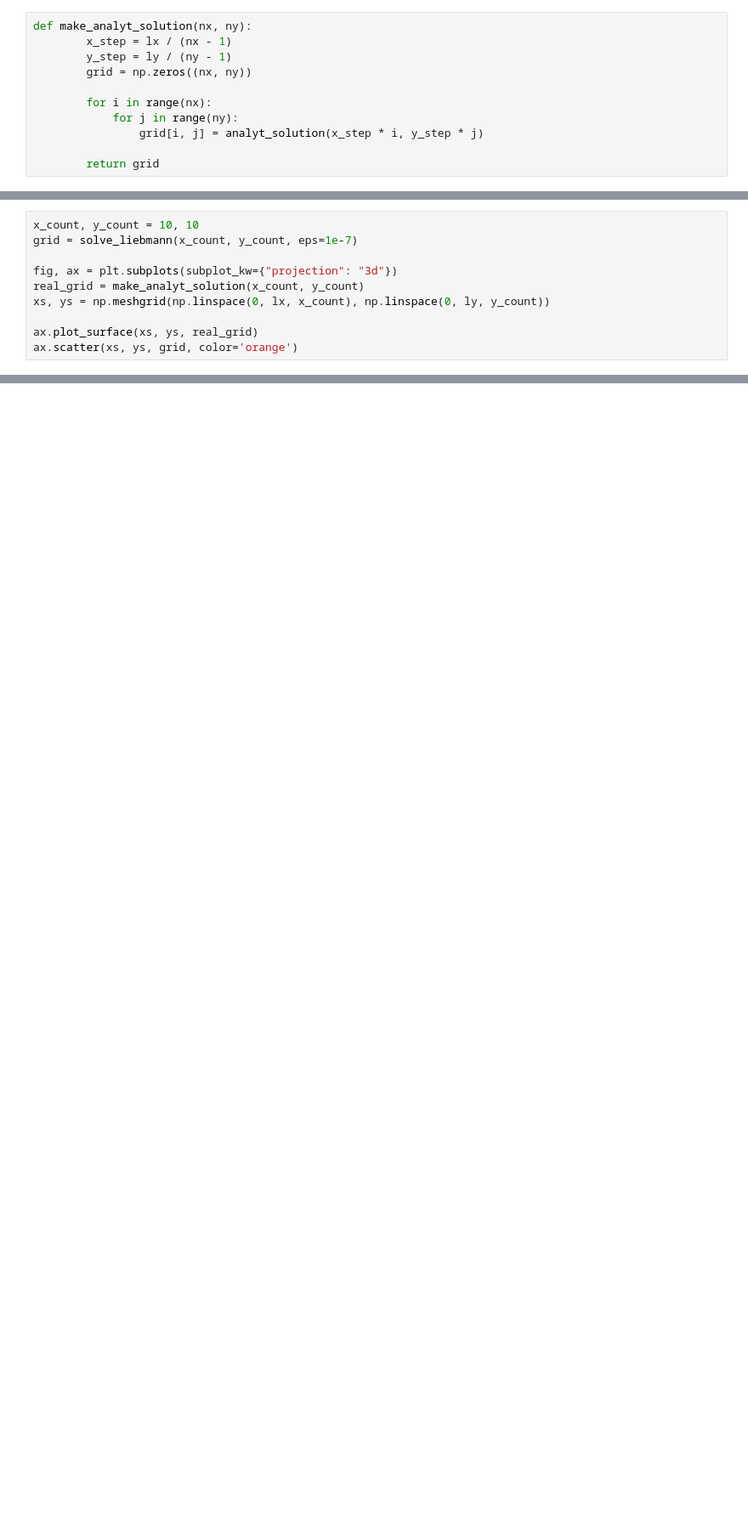
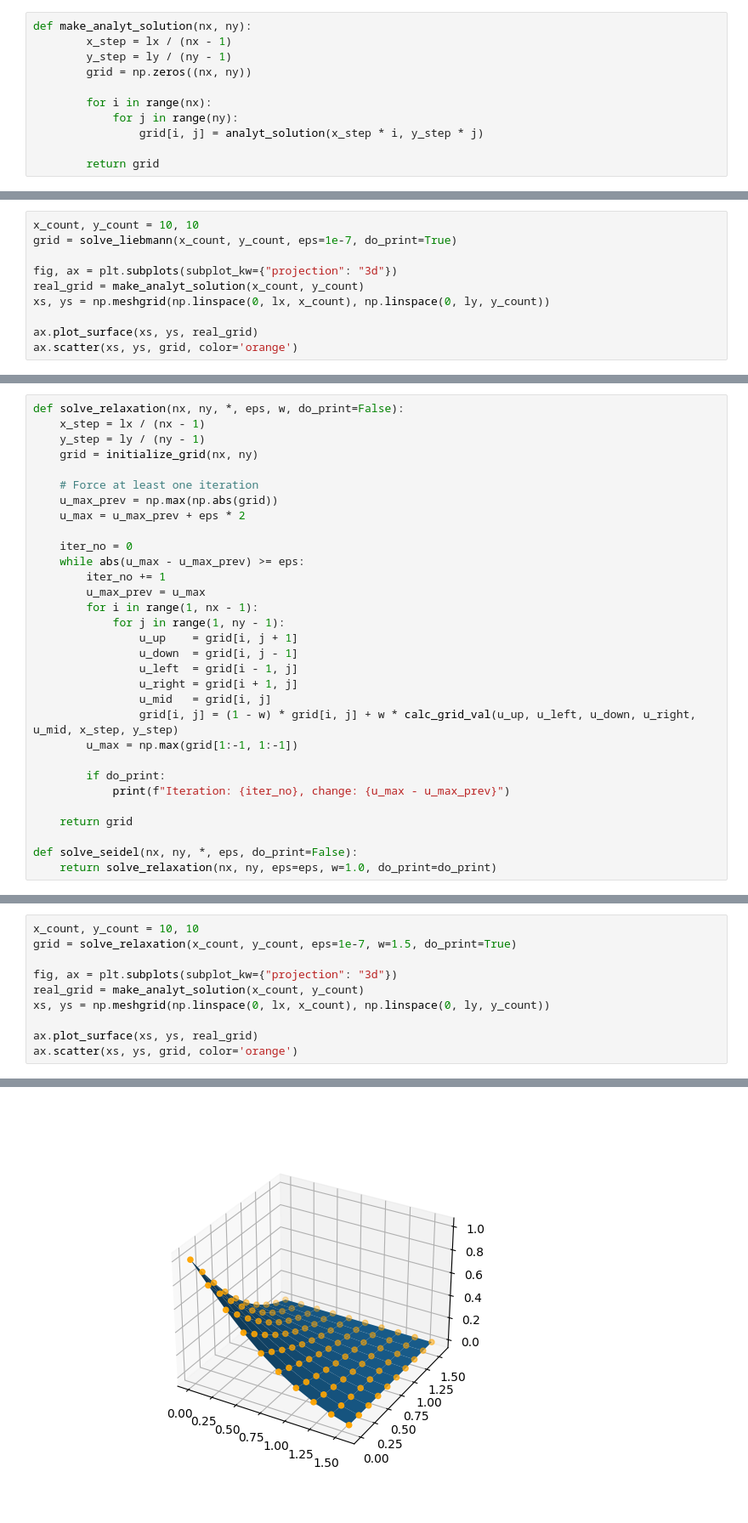
Before and after one commit to AppCrashExpress/num-methods-boogaloo, a Jupyter notebook: lab3/lab3.ipynb, the cells around one changed output, grey strips where cells are left out. Shown: that part at 85% size. Saved outputs shown, nothing was run; the diff lists cells and outputs as text; blank space fills up the shorter version.

Commit message:
Add upper relaxation and seidel methods to lab 3

```diff
--- a/lab3/lab3.ipynb
+++ b/lab3/lab3.ipynb
@@ -112,6 +121,6 @@ def solve_liebmann(nx, ny, *, eps):
 # %%
 x_count, y_count = 10, 10
-grid = solve_liebmann(x_count, y_count, eps=1e-7)
+grid = solve_liebmann(x_count, y_count, eps=1e-7, do_print=True)
 
 fig, ax = plt.subplots(subplot_kw={"projection": "3d"})
 real_grid = make_analyt_solution(x_count, y_count)
@@ -124 +150,32 @@ ax.scatter(xs, ys, grid, color='orange')
 [figure]
+# %%
+def solve_relaxation(nx, ny, *, eps, w, do_print=False):
+    x_step = lx / (nx - 1)
+    y_step = ly / (ny - 1)
+    grid = initialize_grid(nx, ny)
+
+    # Force at least one iteration
+    u_max_prev = np.max(np.abs(grid))
+    u_max = u_max_prev + eps * 2
+
+    iter_no = 0
+    while abs(u_max - u_max_prev) >= eps:
+        iter_no += 1
+        u_max_prev = u_max
+        for i in range(1, nx - 1):
+            for j in range(1, ny - 1):
+                u_up    = grid[i, j + 1]
+                u_down  = grid[i, j - 1]
+                u_left  = grid[i - 1, j]
+                u_right = grid[i + 1, j]
+                u_mid   = grid[i, j]
+                grid[i, j] = (1 - w) * grid[i, j] + w * calc_grid_val(u_up, u_left, u_down, u_right, u_mid, x_step, y_step)
+        u_max = np.max(grid[1:-1, 1:-1])
+
+        if do_print:
+            print(f"Iteration: {iter_no}, change: {u_max - u_max_prev}")
+
+    return grid
+
+def solve_seidel(nx, ny, *, eps, do_print=False):
+    return solve_relaxation(nx, ny, eps=eps, w=1.0, do_print=do_print)
@@ -124,0 +216,11 @@ ax.scatter(xs, ys, grid, color='orange')
+# %%
+x_count, y_count = 10, 10
+grid = solve_relaxation(x_count, y_count, eps=1e-7, w=1.5, do_print=True)
+
+fig, ax = plt.subplots(subplot_kw={"projection": "3d"})
+real_grid = make_analyt_solution(x_count, y_count)
+xs, ys = np.meshgrid(np.linspace(0, lx, x_count), np.linspace(0, ly, y_count))
+
+ax.plot_surface(xs, ys, real_grid)
+ax.scatter(xs, ys, grid, color='orange')
+# %% [output]
@@ -124,0 +245 @@ ax.scatter(xs, ys, grid, color='orange')
+[figure, added]
```
Also changed, not shown: parts of 10 cells of this notebook.
